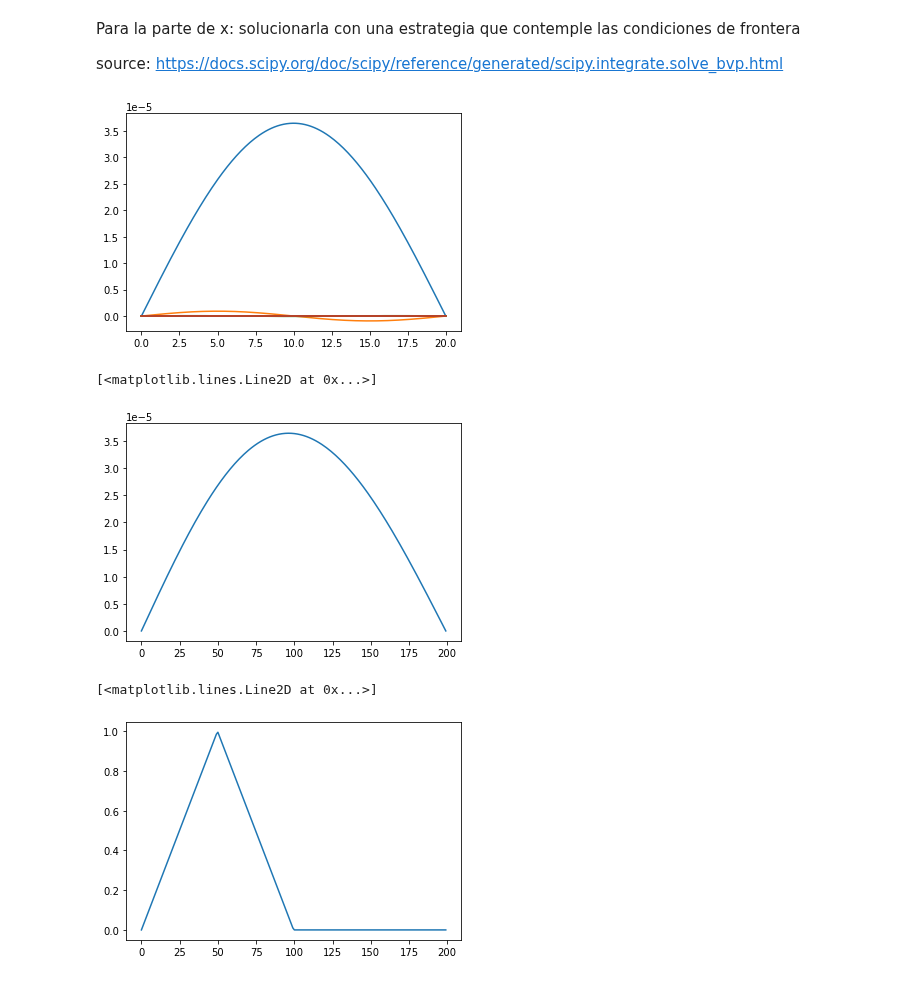
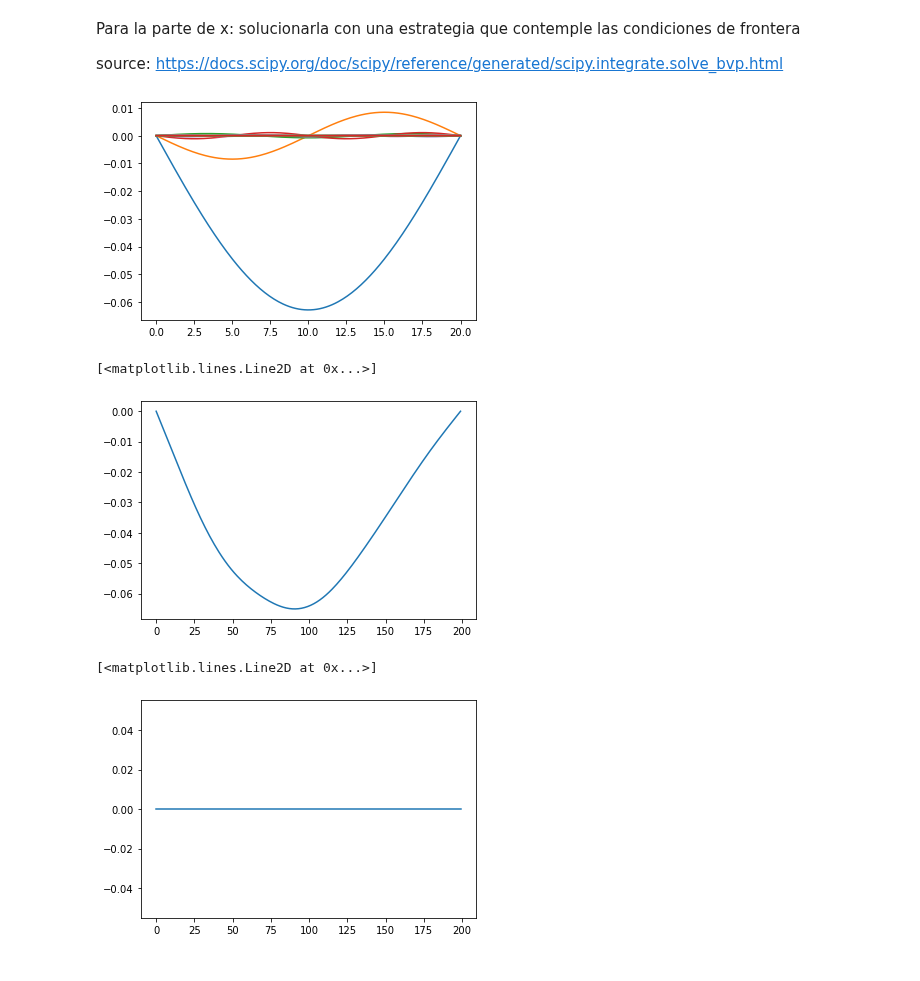
Before and after one commit to bemc22/TareasCursos20B, a Jupyter notebook: Codigos/asignacion4/casos.ipynb, the cells around one changed output. Drawn from its saved outputs; the diff is of its cells as text; code cells hidden in the pictures.

```diff
--- a/Codigos/asignacion4/casos.ipynb
+++ b/Codigos/asignacion4/casos.ipynb
@@ -50,7 +50,6 @@ L = 20
 n = 1
 # k = n*math.pi/L
 v = 1
-
 
 def Xfun(x, y, n):
     k = n*math.pi/L
@@ -64,50 +63,42 @@ def Tfun(x, y, n):
     dTdt = [u, (-k**2)*T*v**2 ]
     return dTdt
 
-
 def bc(ya, yb):
     return [ ya[0],  yb[0]]
-
 
 def g(x):
 
     if x < L/4:
         return (4*v*x)/L
 
     if x < L/2:
         return (4*v*( (L/2) - x ))/L
 
     return 0
 
 n_points = 200
 x = np.linspace(0, L, n_points)
 y_guess = np.zeros( (2, x.size) )
-y_guess[1] = np.array( [g(xi) for xi in x ])
-
+y_guess[0] = np.array( [g(xi) for xi in x ])
 
 import matplotlib.pyplot as plt
-
 solgen = np.zeros(n_points)
 
 for n in range(1, 25):
-
     Xfunn = lambda x, y: Xfun(x, y, n)
     res_x = solve_bvp(Xfunn, bc, x, y_guess)
     sol_part =  res_x.sol(x)[0]
     solgen = solgen + sol_part
     plt.plot( x,  sol_part)
-
-
-# k = 2
 # %% [output]
-[figure, old version]
+[figure, new version]
 # %%
 plt.plot(solgen)
 # %% [output]
 [<matplotlib.lines.Line2D at 0x...>]
-[figure, old version]
+[figure, new version]
 # %%
 plt.plot(y_guess[1])
 # %% [output]
 [<matplotlib.lines.Line2D at 0x...>]
-[figure, old version]
+[figure, new version]
```
